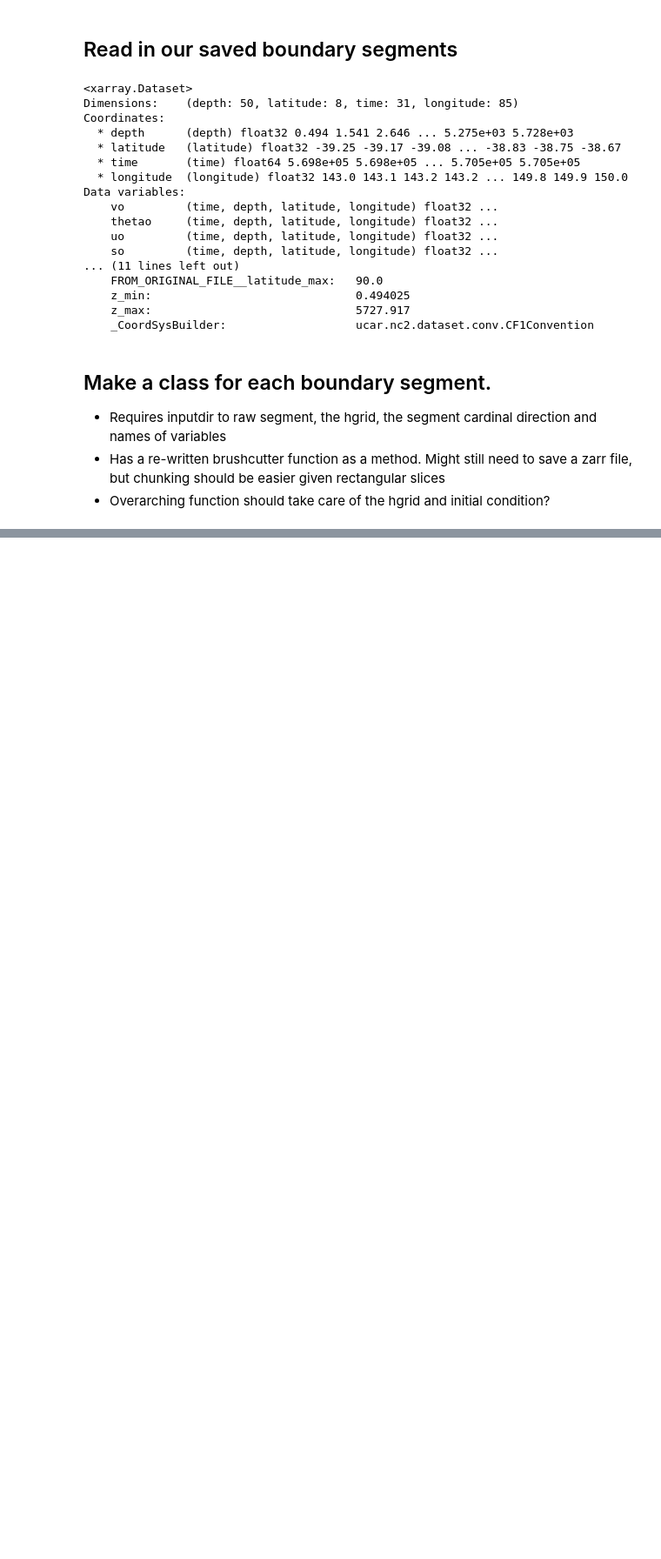
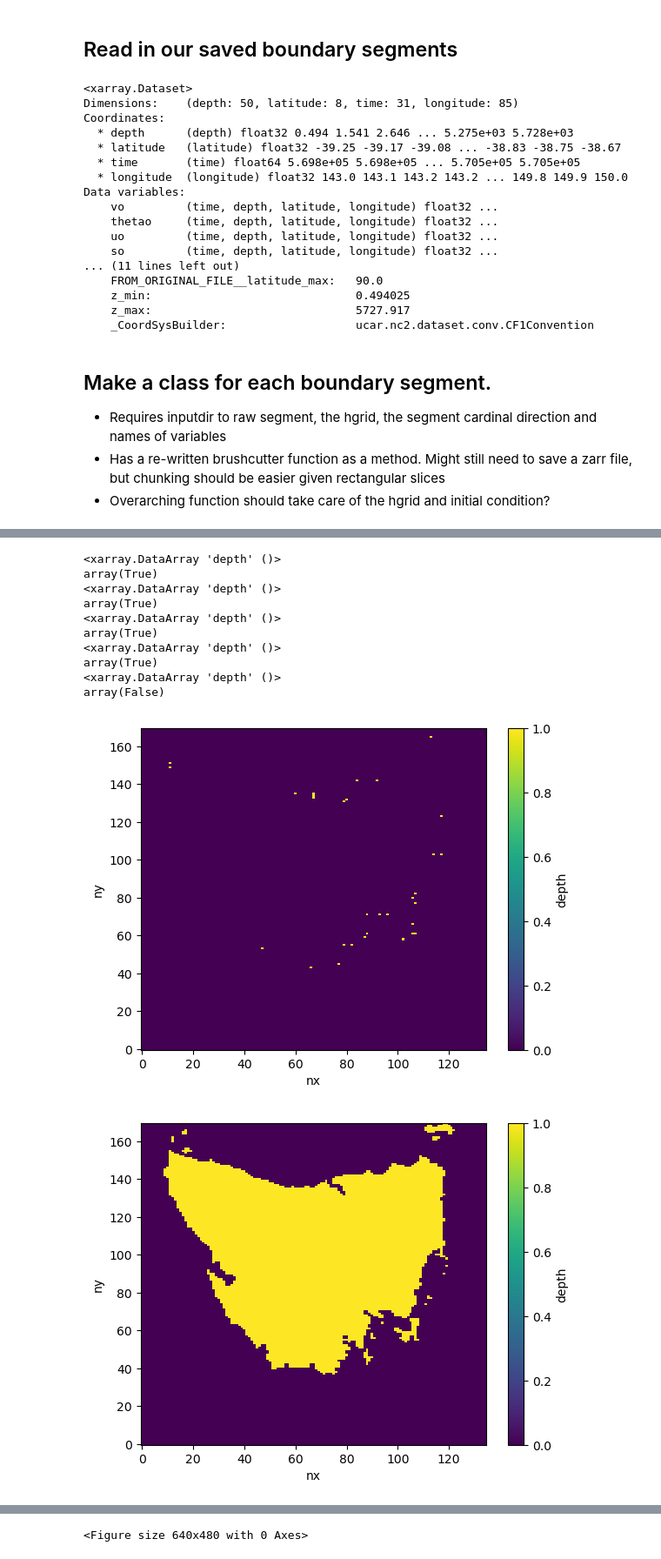
Before and after one commit to COSIMA/regional-mom6, a Jupyter notebook: build_from_reanalysis.ipynb, the cells around one changed output, grey strips where cells are left out. Shown: that part at 87% size. Cells and saved outputs as stored; diff of their text form; code cells hidden in the pictures; blank space fills up the shorter version.

```diff
--- a/build_from_reanalysis.ipynb
+++ b/build_from_reanalysis.ipynb
@@ -728,0 +922,56 @@ array([[[[35.676136, ..., 35.598316],
+# %%
+tt = binary.copy(deep = True)
+changed = True
+
+forward = True
+diagonal = False
+# for i in range(10):
+while changed == True:
+    tt[:,:] = binary_fill_holes(tt.data)
+    invert = np.abs(tt - 1)
+
+    mask = xr.where(invert * (tt.shift(nx = 1) + tt.shift(nx = -1)) == 2,1,0)
+    mask += xr.where(invert * (tt.shift(ny = 1) + tt.shift(ny = -1)) == 2,1,0)
+
+    if diagonal == True:
+        ## Diagonal channels
+        if forward == True:
+            ## horizontal channels
+            mask += xr.where((invert * invert.shift(nx = 1)) * (tt.shift({"nx":1,"ny":1}) + tt.shift({"ny":-1})) == 2,1,0) ## up right & below
+            mask += xr.where((invert * invert.shift(nx = 1)) * (tt.shift({"nx":1,"ny":-1}) + tt.shift({"ny":1})) == 2,1,0) ## down right & above
+            ## Vertical channels
+            mask += xr.where((invert * invert.shift(ny = 1)) * (tt.shift({"nx":1,"ny":1}) + tt.shift({"nx":-1})) == 2,1,0) ## up right & left
+            mask += xr.where((invert * invert.shift(ny = 1)) * (tt.shift({"nx":-1,"ny":1}) + tt.shift({"nx":1})) == 2,1,0) ## up left & right
+
+        if forward == False:
+            ## Horizontal channels
+            mask += xr.where((invert * invert.shift(nx = -1)) * (tt.shift({"nx":-1,"ny":1}) + tt.shift({"ny":-1})) == 2,1,0) ## up left & below
+            mask += xr.where((invert * invert.shift(nx = -1)) * (tt.shift({"nx":-1,"ny":-1}) + tt.shift({"ny":1})) == 2,1,0) ## down left & above
+            ## Vertical channels
+            mask += xr.where((invert * invert.shift(ny = -1)) * (tt.shift({"nx":1,"ny":-1}) + tt.shift({"nx":-1})) == 2,1,0) ## down right & left
+            mask += xr.where((invert * invert.shift(ny = -1)) * (tt.shift({"nx":-1,"ny":-1}) + tt.shift({"nx":1})) == 2,1,0) ## down left & right
+
+        forward = False
+
+    mask = xr.where(mask > 0 , 1,0)
+    mask.plot()
+    plt.figure()
+    changed = np.max(mask) == 1
+    tt += mask
+
+    tt.plot()
+    plt.figure()
+    print(changed)
+# %% [output]
+<xarray.DataArray 'depth' ()>
+array(True)
+<xarray.DataArray 'depth' ()>
+array(True)
+<xarray.DataArray 'depth' ()>
+array(True)
+<xarray.DataArray 'depth' ()>
+array(True)
+<xarray.DataArray 'depth' ()>
+array(False)
+[figure, added]
+[figure, added]
@@ -728,0 +986 @@ array([[[[35.676136, ..., 35.598316],
+<Figure size 640x480 with 0 Axes>
```
Also changed, not shown: parts of 28 cells of this notebook, 2 other files.
